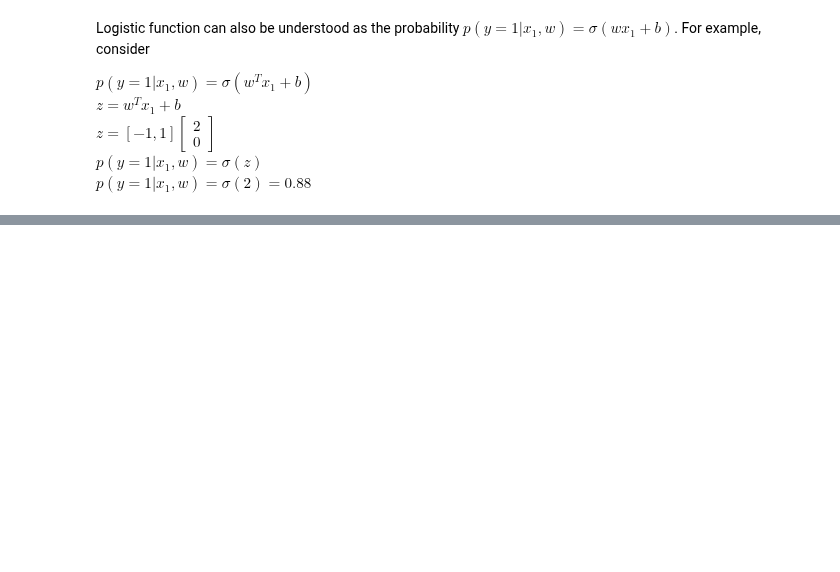
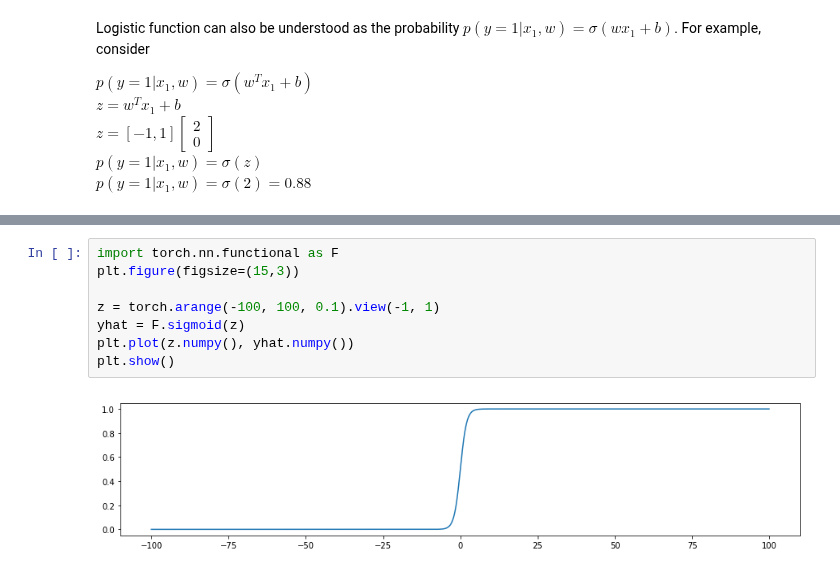
Before and after one commit to rogergranada/MOOCs, a Jupyter notebook: edX/IBM/DL0110EN/Week 3/3.1 Linear Classifiers.ipynb, the cells around one changed output, grey strips where cells are left out. Saved outputs shown, nothing was run; the diff lists cells and outputs as text; blank space fills up the shorter version.

```diff
--- a/edX/IBM/DL0110EN/Week 3/3.1 Linear Classifiers.ipynb
+++ b/edX/IBM/DL0110EN/Week 3/3.1 Linear Classifiers.ipynb
@@ -69,0 +89,10 @@ $p(y=1|x_1,w) = \sigma(2) = 0.88$
+# %%
+import torch.nn.functional as F
+plt.figure(figsize=(15,3))
+
+z = torch.arange(-100, 100, 0.1).view(-1, 1)
+yhat = F.sigmoid(z)
+plt.plot(z.numpy(), yhat.numpy())
+plt.show()
+# %% [output]
+[figure, added]
```
Also changed, not shown: parts of 31 cells of this notebook.
